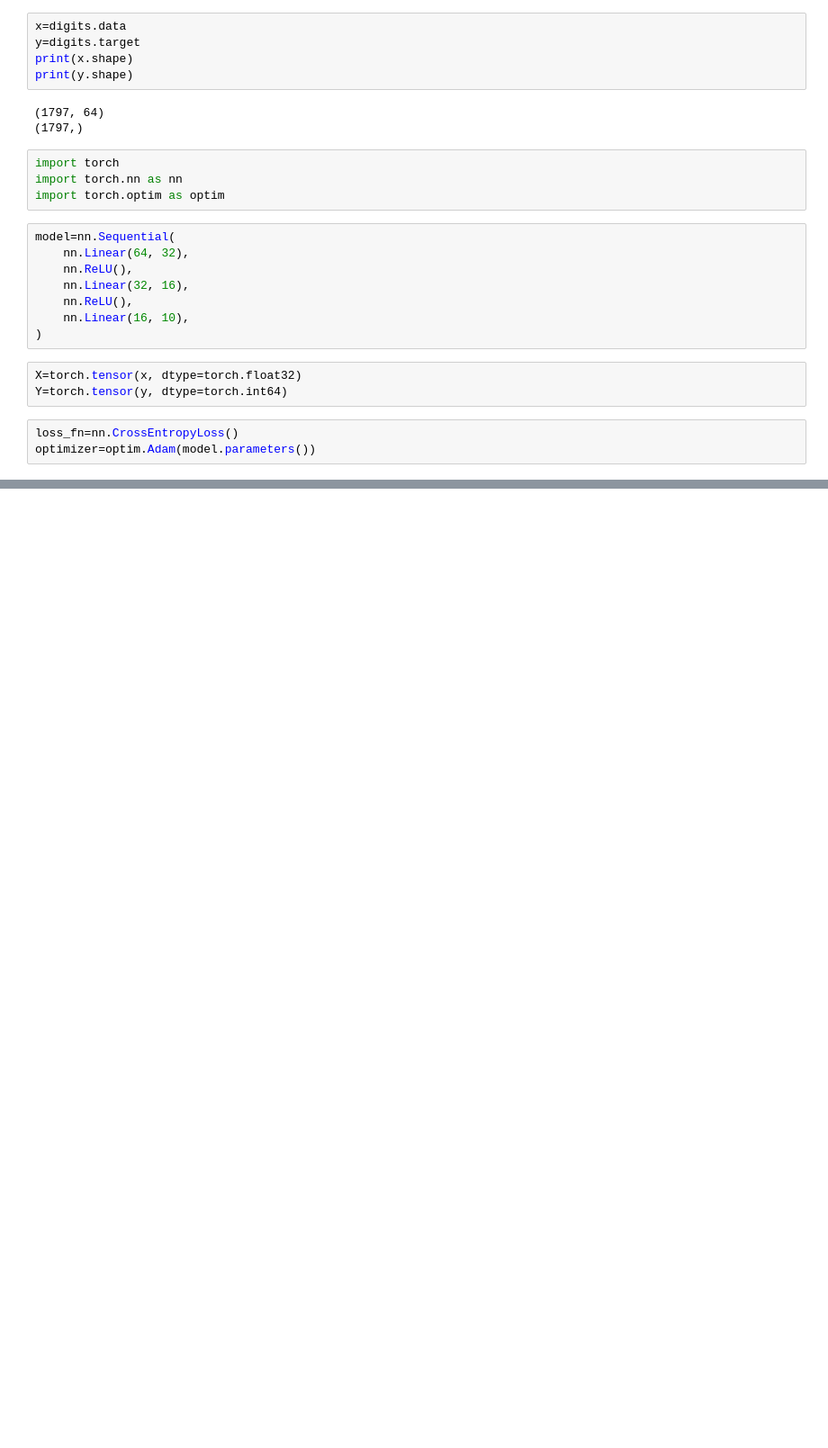
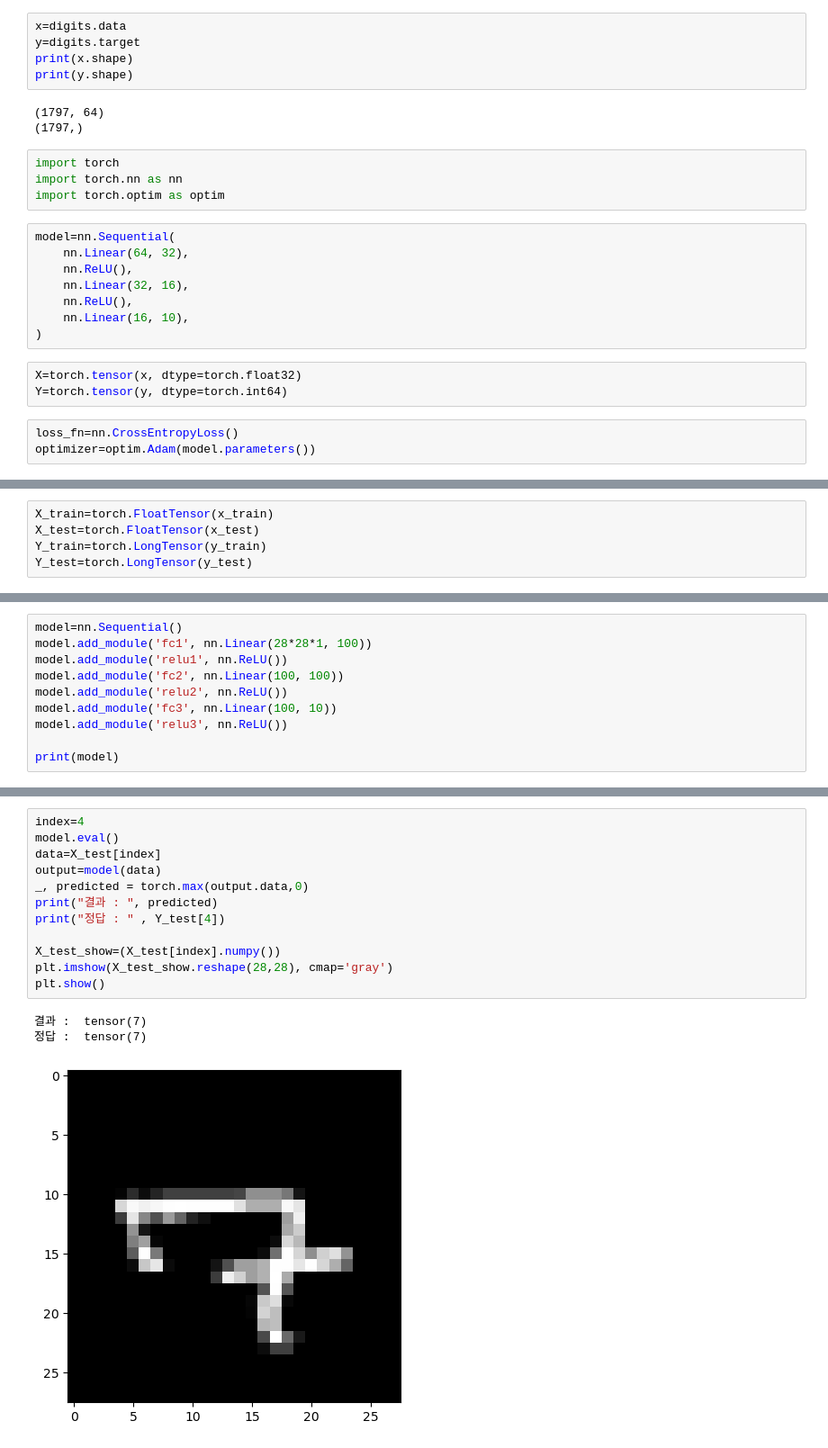
Before and after one commit to rhems234/pytorch, a Jupyter notebook: mnist_딥러닝.ipynb, the cells around one changed output, grey strips where cells are left out. Shown at 90% size. Cells and saved outputs as stored; diff of their text form; blank space fills up the shorter version.

```diff
--- a/mnist_딥러닝.ipynb
+++ b/mnist_딥러닝.ipynb
@@ -99,0 +179,5 @@ tensor(0)
+# %%
+X_train=torch.FloatTensor(x_train)
+X_test=torch.FloatTensor(x_test)
+Y_train=torch.LongTensor(y_train)
+Y_test=torch.LongTensor(y_test)
@@ -99,0 +189,10 @@ tensor(0)
+# %%
+model=nn.Sequential()
+model.add_module('fc1', nn.Linear(28*28*1, 100))
+model.add_module('relu1', nn.ReLU())
+model.add_module('fc2', nn.Linear(100, 100))
+model.add_module('relu2', nn.ReLU())
+model.add_module('fc3', nn.Linear(100, 10))
+model.add_module('relu3', nn.ReLU())
+
+print(model)
@@ -99,0 +271,16 @@ tensor(0)
+# %%
+index=4
+model.eval()
+data=X_test[index]
+output=model(data)
+_, predicted = torch.max(output.data,0)
+print("결과 : ", predicted)
+print("정답 : " , Y_test[4])
+
+X_test_show=(X_test[index].numpy())
+plt.imshow(X_test_show.reshape(28,28), cmap='gray')
+plt.show()
+# %% [output]
+결과 :  tensor(7)
+정답 :  tensor(7)
+[figure, added]
```
Also changed, not shown: parts of 21 cells of this notebook.
